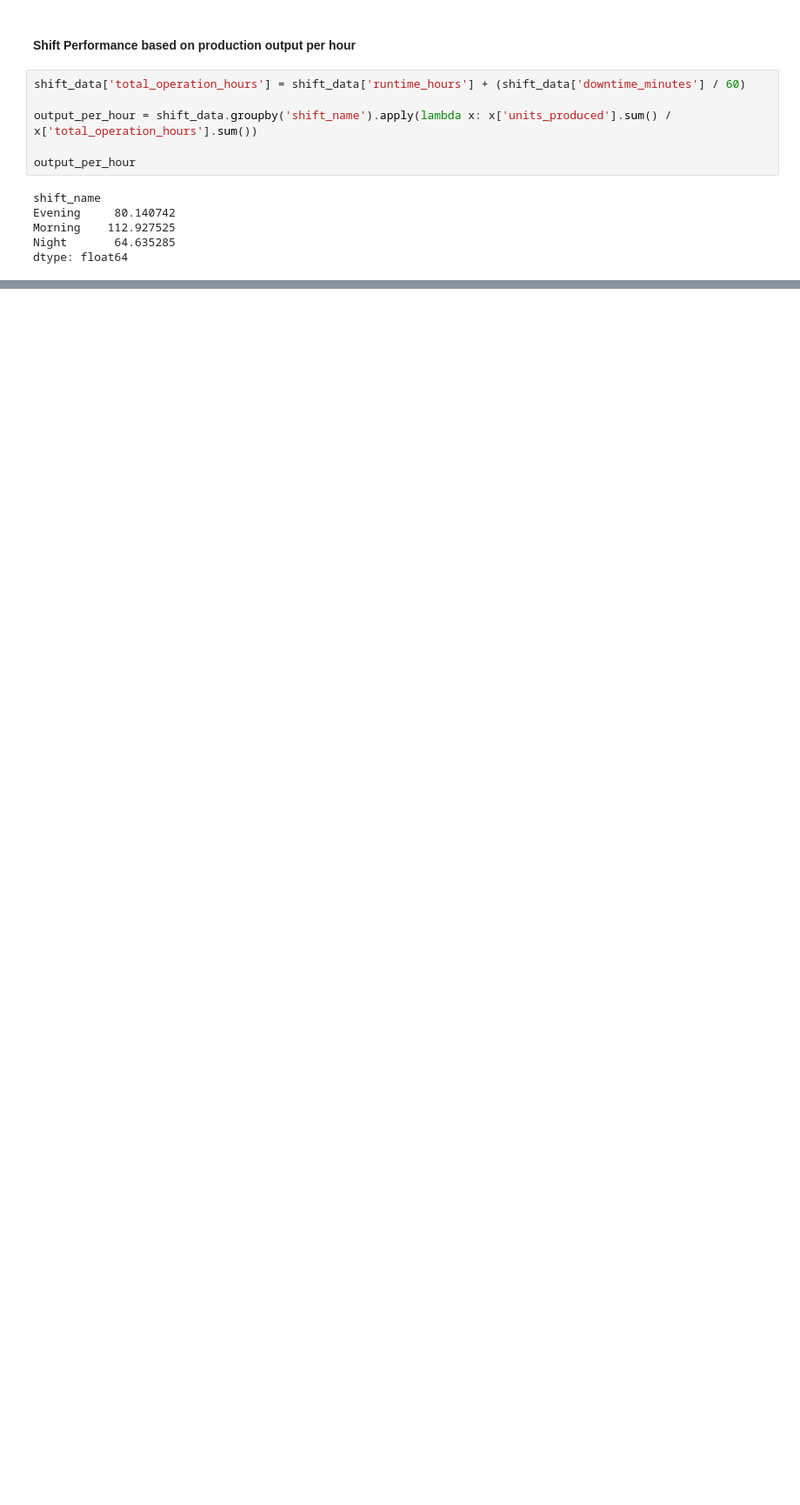
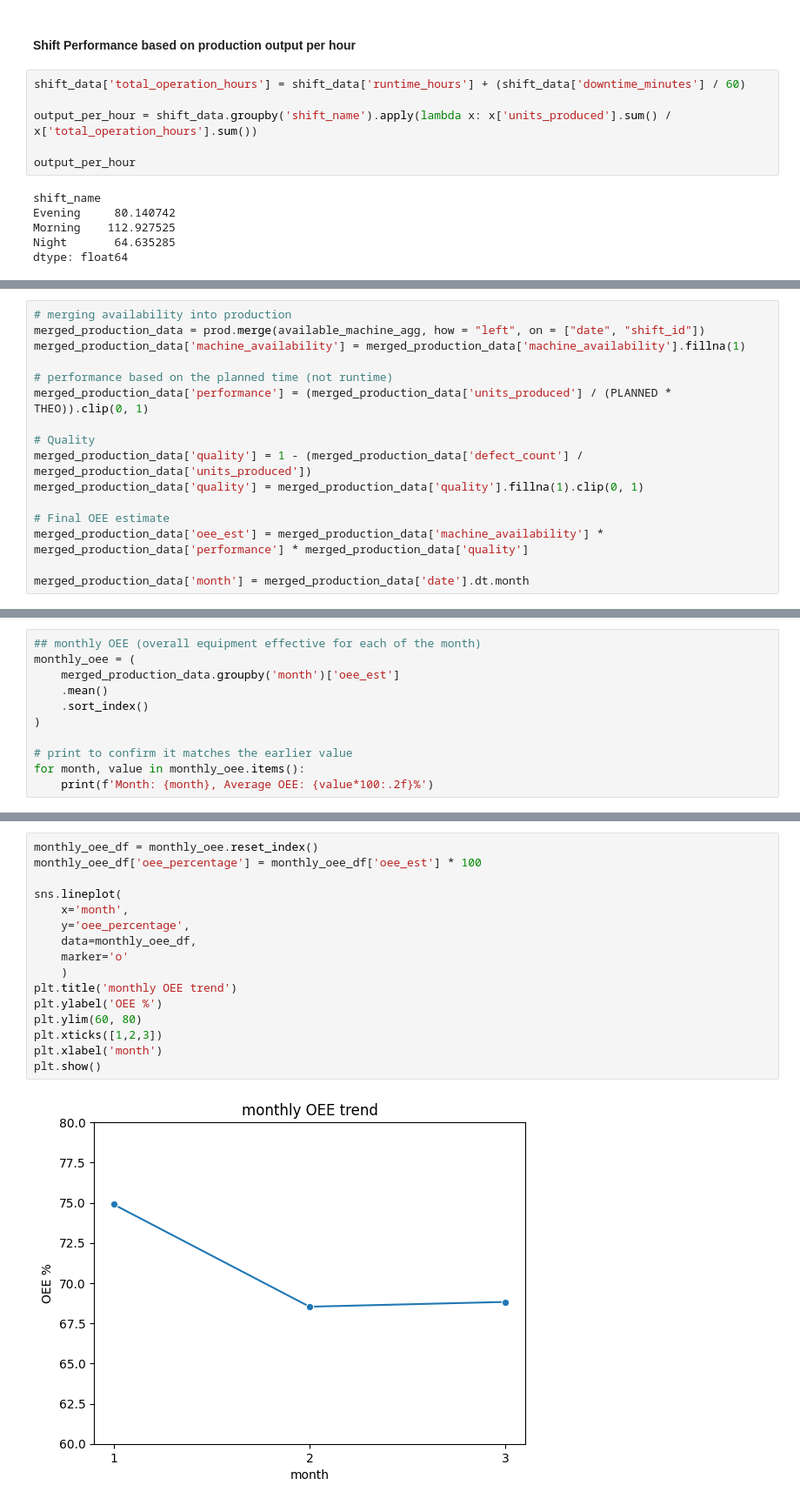
Before and after one commit to adamudaniel/Shift-Optimization-System, a Jupyter notebook: notebooks/EDA.ipynb, the cells around one changed output, grey strips where cells are left out. Shown at 87% size. Drawn from its saved outputs; the diff is of its cells as text; blank space fills up the shorter version.

```diff
--- a/notebooks/EDA.ipynb
+++ b/notebooks/EDA.ipynb
@@ -451,0 +729,16 @@ ConversionError: Failed to convert value(s) to axis units: 'shift_name'
+# %%
+# merging availability into production
+merged_production_data = prod.merge(available_machine_agg, how = "left", on = ["date", "shift_id"])
+merged_production_data['machine_availability'] = merged_production_data['machine_availability'].fillna(1)
+
+# performance based on the planned time (not runtime)
+merged_production_data['performance'] = (merged_production_data['units_produced'] / (PLANNED * THEO)).clip(0, 1)
+
+# Quality
+merged_production_data['quality'] = 1 - (merged_production_data['defect_count'] / merged_production_data['units_produced'])
+merged_production_data['quality'] = merged_production_data['quality'].fillna(1).clip(0, 1)
+
+# Final OEE estimate
+merged_production_data['oee_est'] = merged_production_data['machine_availability'] * merged_production_data['performance'] * merged_production_data['quality']
+
+merged_production_data['month'] = merged_production_data['date'].dt.month
@@ -451,0 +754,11 @@ ConversionError: Failed to convert value(s) to axis units: 'shift_name'
+# %%
+## monthly OEE (overall equipment effective for each of the month)
+monthly_oee = (
+    merged_production_data.groupby('month')['oee_est']
+    .mean()
+    .sort_index()
+)
+
+# print to confirm it matches the earlier value
+for month, value in monthly_oee.items():
+    print(f'Month: {month}, Average OEE: {value*100:.2f}%')
@@ -451,0 +779,18 @@ ConversionError: Failed to convert value(s) to axis units: 'shift_name'
+# %%
+monthly_oee_df = monthly_oee.reset_index()
+monthly_oee_df['oee_percentage'] = monthly_oee_df['oee_est'] * 100
+
+sns.lineplot(
+    x='month',
+    y='oee_percentage',
+    data=monthly_oee_df,
+    marker='o'
+    )
+plt.title('monthly OEE trend')
+plt.ylabel('OEE %')
+plt.ylim(60, 80)
+plt.xticks([1,2,3])
+plt.xlabel('month')
+plt.show()
+# %% [output]
+[figure, added]
```
Also changed, not shown: parts of 45 cells of this notebook, 10 other files.
